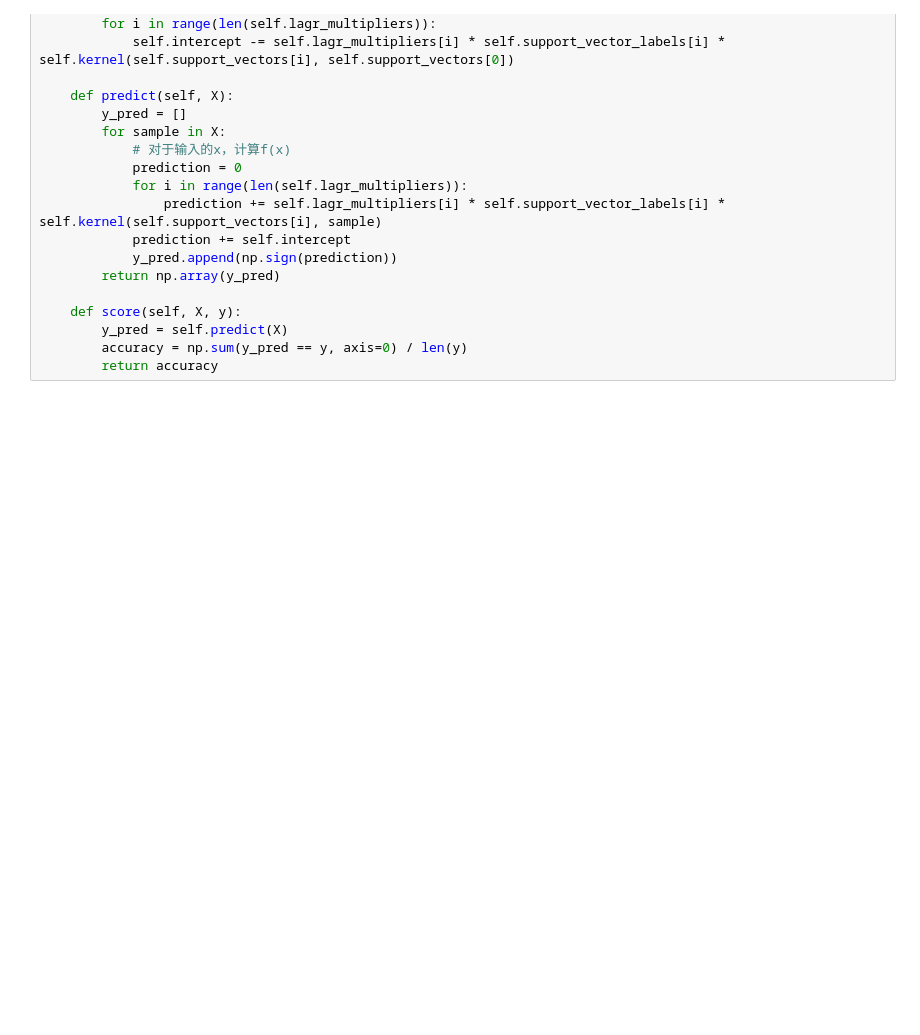
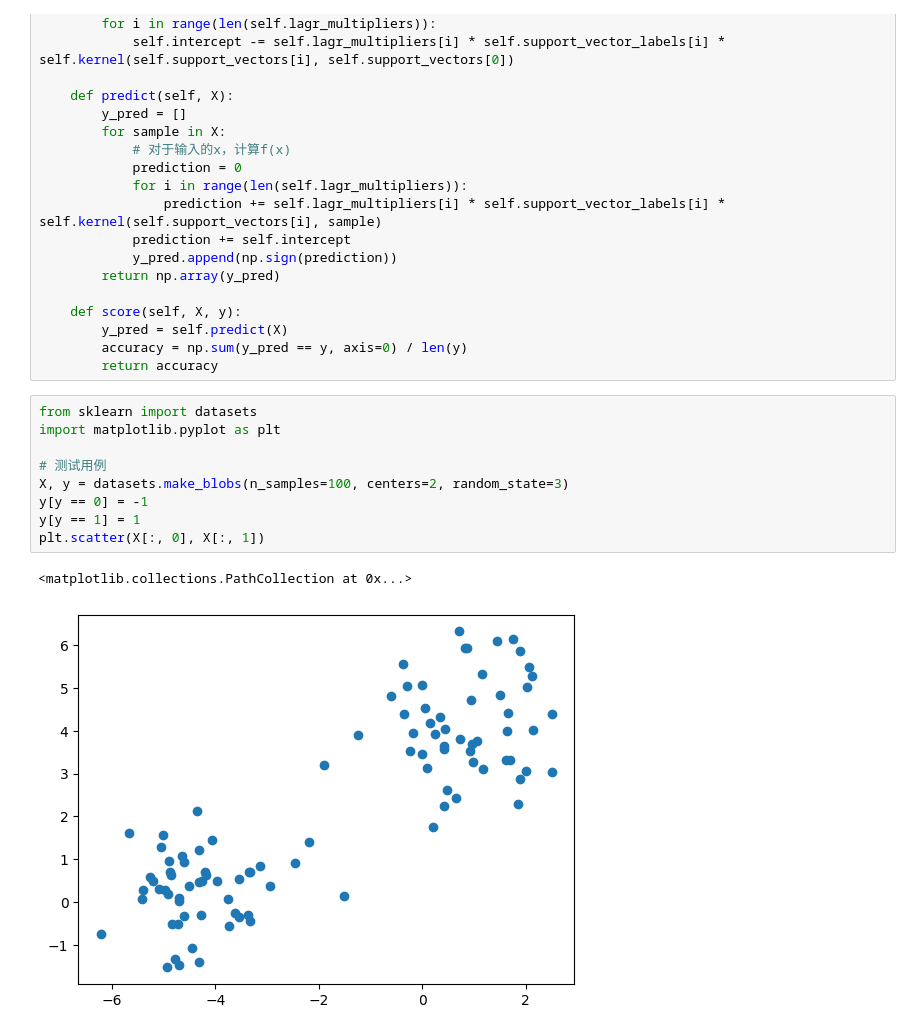
Before and after one commit to Yellow-BringtEast/python-study, a Jupyter notebook: 机器学习/花书代码实现/chapter4.ipynb, the cells around one changed output. Cells and saved outputs as stored; diff of their text form; blank space fills up the shorter version.

```diff
--- a/机器学习/花书代码实现/chapter4.ipynb
+++ b/机器学习/花书代码实现/chapter4.ipynb
@@ -378,3 +378,15 @@ class SupportVectorMachine:
         y_pred = self.predict(X)
         accuracy = np.sum(y_pred == y, axis=0) / len(y)
         return accuracy
+# %%
+from sklearn import datasets
+import matplotlib.pyplot as plt
+
+# 测试用例
+X, y = datasets.make_blobs(n_samples=100, centers=2, random_state=3)
+y[y == 0] = -1
+y[y == 1] = 1
+plt.scatter(X[:, 0], X[:, 1])
+# %% [output]
+<matplotlib.collections.PathCollection at 0x...>
+[figure, added]
```
Also changed, not shown: parts of 14 cells of this notebook.
